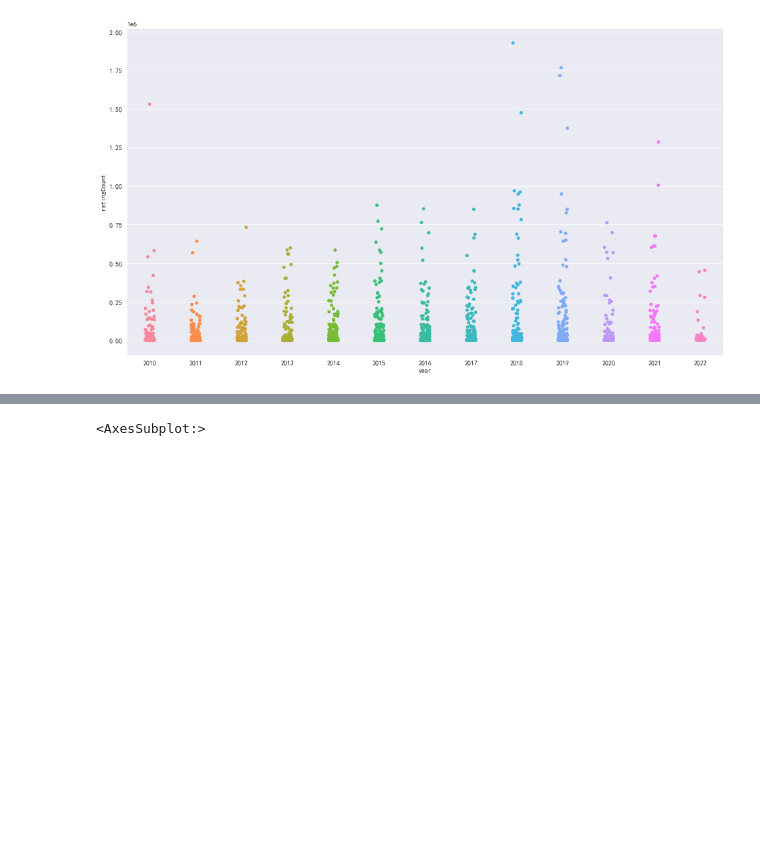
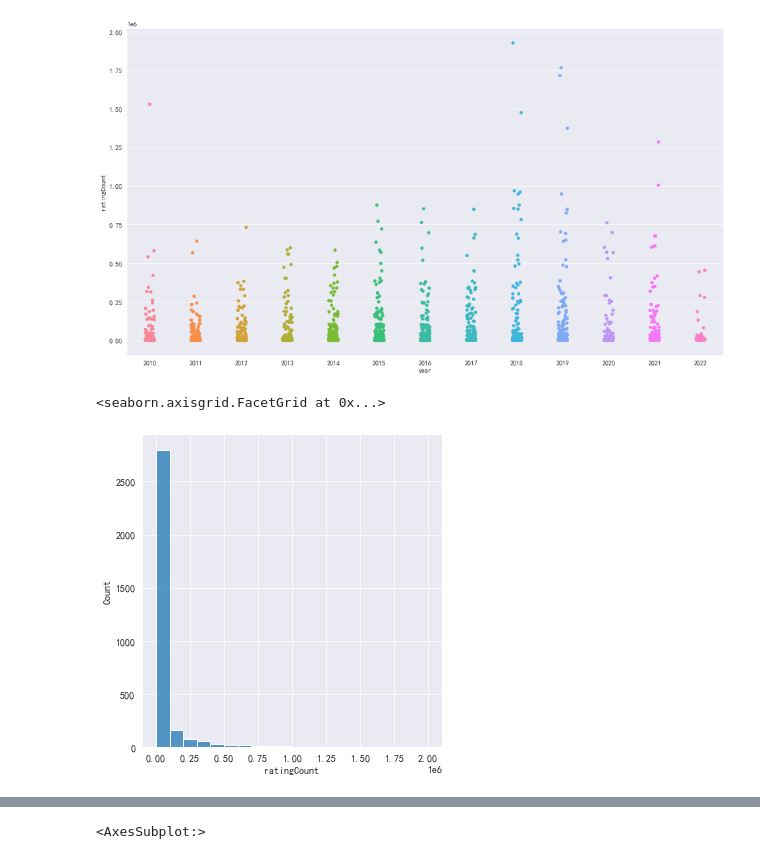
Before and after one commit to contrasting/jingo, a Jupyter notebook: 02a Summary Statistics.ipynb, the cells around one changed output, grey strips where cells are left out. Saved outputs shown, nothing was run; the diff lists cells and outputs as text; code cells hidden in the pictures; blank space fills up the shorter version.

```diff
--- a/02a Summary Statistics.ipynb
+++ b/02a Summary Statistics.ipynb
@@ -447,3 +435,9 @@ sns.stripplot(x="year", y="ratingCount", data=movies)
 # %% [output]
 <AxesSubplot:xlabel='year', ylabel='ratingCount'>
 [figure]
+# %%
+# most movies have fewer than 100k ratings
+sns.displot(movies, x="ratingCount", binwidth=100000)
+# %% [output]
+<seaborn.axisgrid.FacetGrid at 0x...>
+[figure, added]
```
Also changed, not shown: parts of 9 cells of this notebook, 1 other file.
